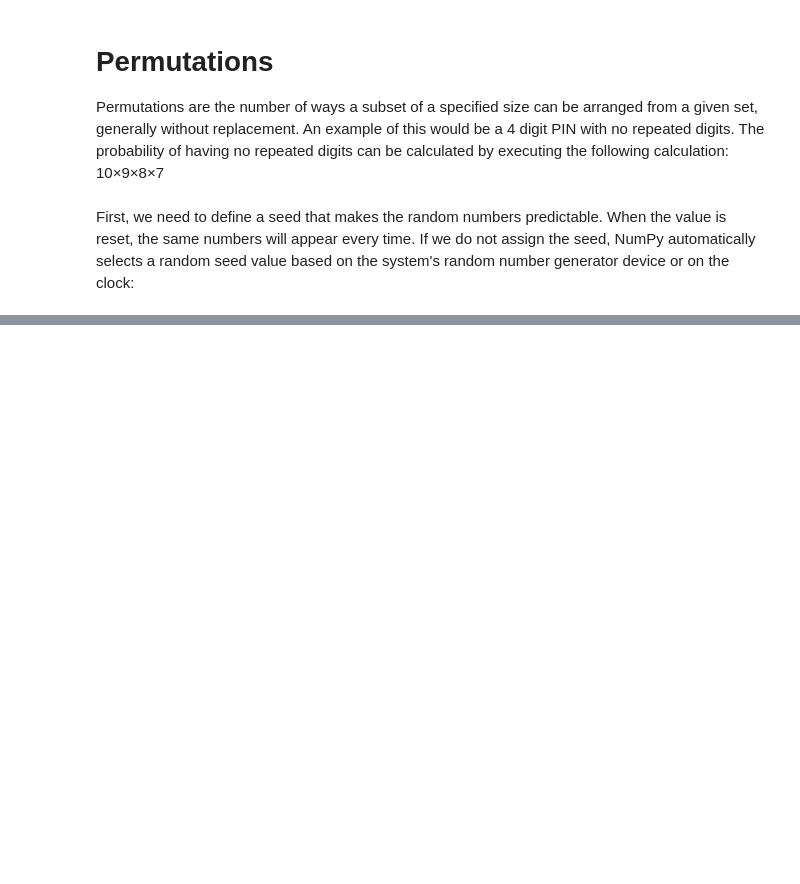
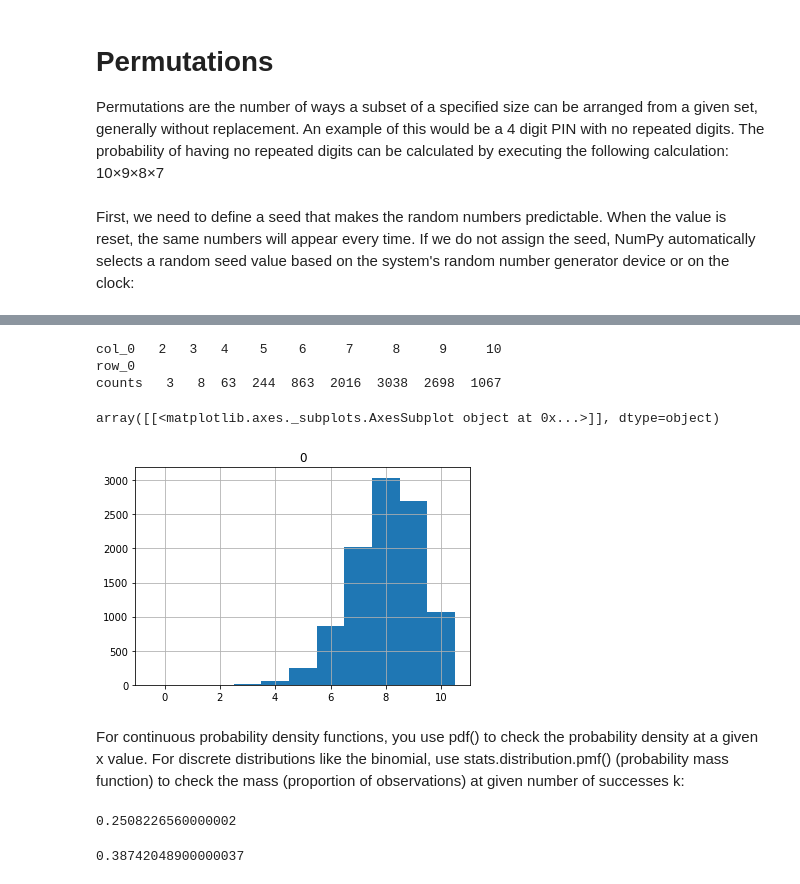
Before and after one commit to cdigap/ProgDA_Assignment, a Jupyter notebook: Numpy_Random_Assignment.ipynb, the cells around one changed output, grey strips where cells are left out. Saved outputs shown, nothing was run; the diff lists cells and outputs as text; code cells hidden in the pictures; blank space fills up the shorter version.

```diff
--- a/Numpy_Random_Assignment.ipynb
+++ b/Numpy_Random_Assignment.ipynb
@@ -49,0 +78,31 @@ random number generator device or on the clock:
+# %%
+biased_coin_flips = stats.binom.rvs(n=10,      # Number of flips per trial
+                                  p=0.8,       # Success probability
+                                  size=10000)  # Number of trials
+
+# Print table of counts
+print( pd.crosstab(index="counts", columns= biased_coin_flips))
+
+# Plot histogram
+pd.DataFrame(biased_coin_flips).hist(range=(-0.5,10.5), bins=11)
+# %% [output]
+col_0   2   3   4    5    6     7     8     9     10
+row_0
+counts   3   8  63  244  863  2016  3038  2698  1067
+array([[<matplotlib.axes._subplots.AxesSubplot object at 0x...>]], dtype=object)
+[figure, added]
+# %% [markdown]
+For continuous probability density functions, you use pdf() to check the probability density at a given x value. For discrete distributions like the binomial, use stats.distribution.pmf() (probability mass function) to check the mass (proportion of observations) at given number of successes k:
+# %%
+stats.binom.pmf(k=6,        # Probability of k = 6 successes
+                n=10,       # With 10 flips
+                p=0.6)      # And success probability 0.5
+# %% [output]
+0.2508226560000002
+# %%
+
+stats.binom.pmf(k=9,        # Probability of k = 9 successes
+                n=10,       # With 10 flips
+                p=0.9)      # And success probability 0.9
+# %% [output]
+0.38742048900000037
```
Also changed, not shown: parts of 39 cells of this notebook.
